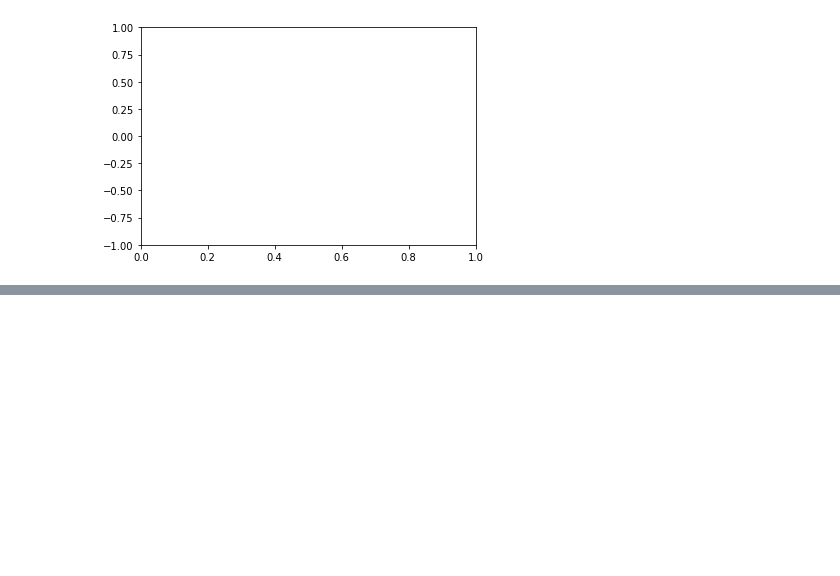
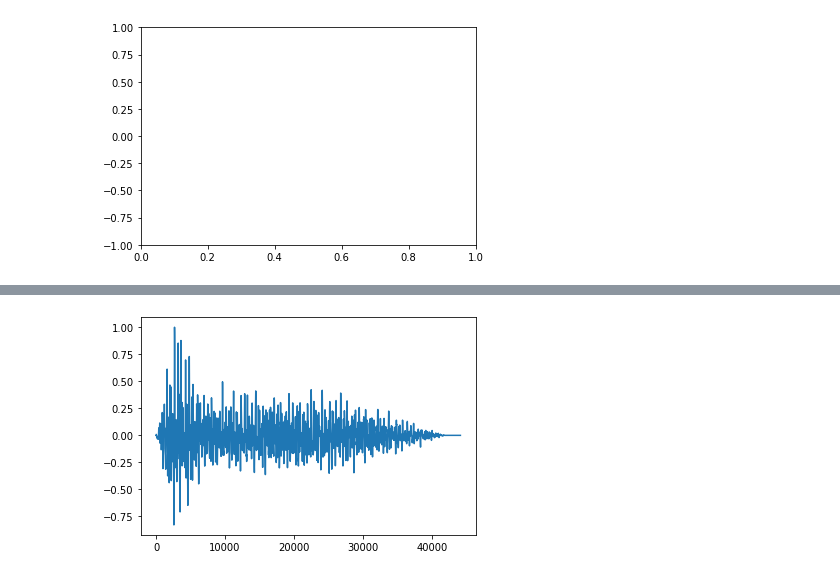
Before and after one commit to ivanvlam/IEE2103, a Jupyter notebook: proyecto.ipynb, the cells around one changed output, grey strips where cells are left out. Cells and saved outputs as stored; diff of their text form; code cells hidden in the pictures; blank space fills up the shorter version.

```diff
--- a/proyecto.ipynb
+++ b/proyecto.ipynb
@@ -219,3 +242,29 @@ plt.show()
+# %%
+def sonido_rasguido(duracion):
+
+    cuerdas = (
+        Cuerda('HI E', 56.40, 3.09 * (10 ** -4)),
+        Cuerda('B', 48.86, 4.77 * (10 ** -4)),
+        Cuerda('G', 66.61, 1.03 * (10 ** -3)),
+        Cuerda('D', 58.55, 1.62 * (10 ** -3)),
+        Cuerda('A', 71.11, 3.50 * (10 ** -3)),
+        Cuerda('LOW E', 65.90, 5.78 * (10 ** -3)),
+    )
+
+    rasguido = 0
+
+    for cuerda in cuerdas:
+        sonido = cuerda.crear_sonido(duracion)
+        rasguido += sonido
+
+    return rasguido
+# %%
+duracion = 1
+plt.plot(envolvente((sonido_rasguido(duracion)), duracion, fm))
+sd.play(envolvente((sonido_rasguido(duracion)), duracion, fm), fm)
+sd.wait()
+# %% [output]
+[figure, added]
 # %%
 def largo_traste(n, l):
     return l / (2 ** (n / 12))
```
Also changed, not shown: parts of 24 cells of this notebook.
